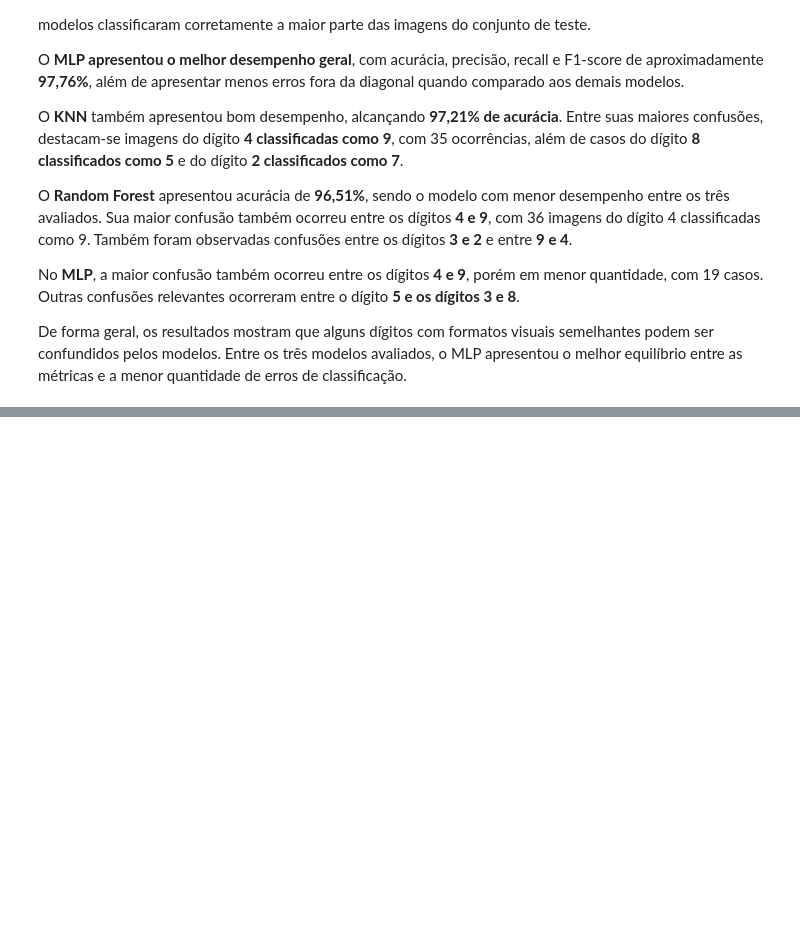
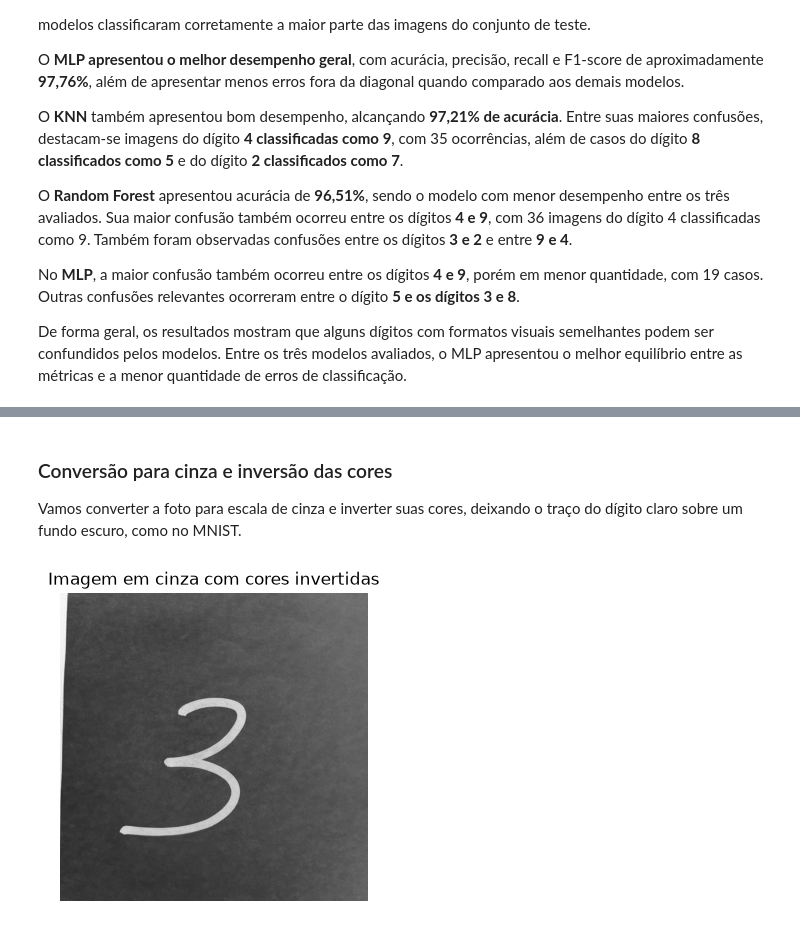
Before and after one commit to ThiOliver/projeto-mnist, a Jupyter notebook: notebooks/01_eda_mnist.ipynb, the cells around one changed output, grey strips where cells are left out. Saved outputs shown, nothing was run; the diff lists cells and outputs as text; code cells hidden in the pictures; blank space fills up the shorter version.

```diff
--- a/notebooks/01_eda_mnist.ipynb
+++ b/notebooks/01_eda_mnist.ipynb
@@ -1075,0 +1349,19 @@ Dessa forma, considerando desempenho global, equilíbrio entre as métricas e me
+# %% [markdown]
+### Conversão para cinza e inversão das cores
+
+Vamos converter a foto para escala de cinza e inverter suas cores, deixando o traço do dígito claro sobre um fundo escuro, como no MNIST.
+# %%
+# Converte a foto para escala de cinza.
+imagem_cinza = imagem_original.convert('L')
+
+# Inverte as cores, pois esta foto tem papel claro e traço escuro.
+imagem_invertida = ImageOps.invert(imagem_cinza)
+
+# Exibe o resultado.
+plt.figure(figsize=(4, 4))
+plt.imshow(imagem_invertida, cmap='gray', vmin=0, vmax=255)
+plt.title('Imagem em cinza com cores invertidas')
+plt.axis('off')
+plt.show()
+# %% [output]
+[figure, added]
```
Also changed, not shown: parts of 36 cells of this notebook, 5 other files.
